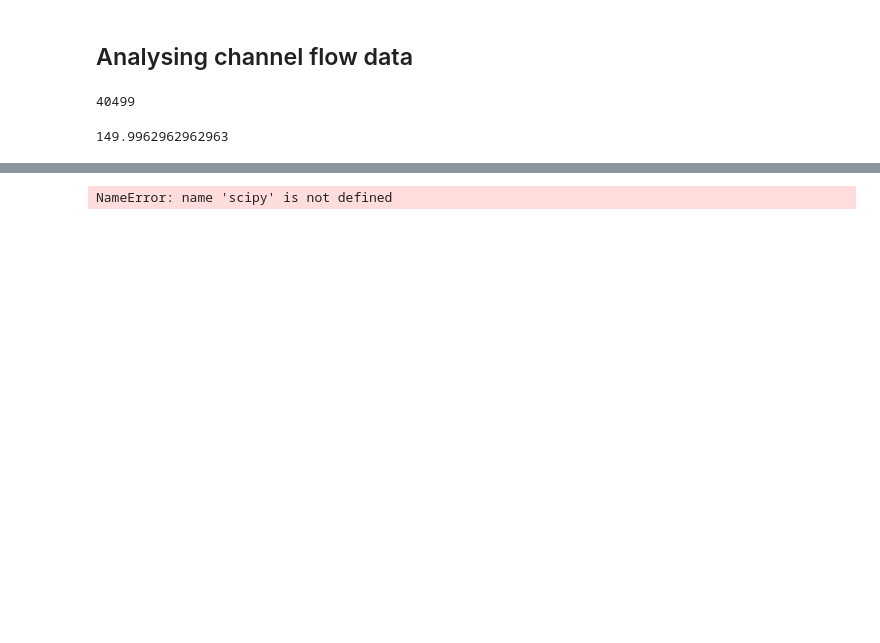
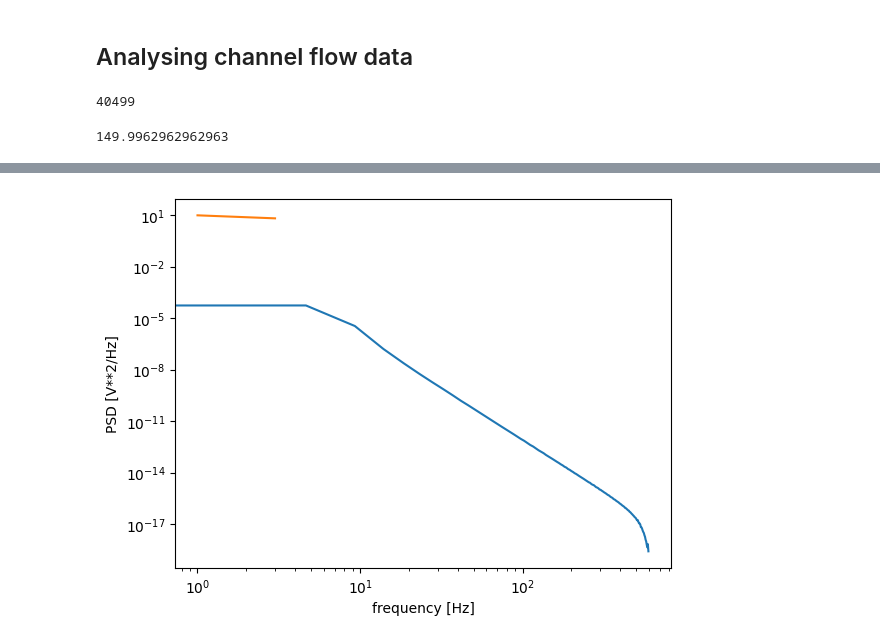
Before and after one commit to diegodelc/jax-cfd, a Jupyter notebook: notebooks/creating_dataset/channel_data_analysis.ipynb, the cells around one changed output, grey strips where cells are left out. Drawn from its saved outputs; the diff is of its cells as text; code cells hidden in the pictures; blank space fills up the shorter version.

```diff
--- a/notebooks/creating_dataset/channel_data_analysis.ipynb
+++ b/notebooks/creating_dataset/channel_data_analysis.ipynb
@@ -100,7 +97,7 @@ ds_plot.plot.quiver(x='x', y='y', u='u', v='v', ax = axs, infer_intervals=True)
 
 # xarray.plot.pcolormesh(ds.u, 'x', 'y',cmap=seaborn.cm.rocket,robust=True, ax = axs);
 # %%
-ds.isel(time=7000).u.values
+u = ds.isel(time=7000).u.values
 # %%
 outer_steps
 # %%
@@ -115,13 +119,15 @@ total_sim_time
 # %%
 #welch's method
 f, Pxx_den = scipy.signal.welch(u,(outer_steps/total_sim_time))
 plt.loglog(f, Pxx_den)
+grad=-3
+plt.loglog([1,3],[10,10+grad*2])
 #plt.ylim([1e-7, 1e2])
 plt.xlabel('frequency [Hz]')
 plt.ylabel('PSD [V**2/Hz]')
 plt.show()
 # %% [output]
-NameError: name 'scipy' is not defined
+[figure, added]
 # %%
 #welch's method
 f, Pxx_den = scipy.signal.welch(v,(outer_steps/total_sim_time))
```
Also changed, not shown: parts of 7 cells of this notebook, 15 other files.
